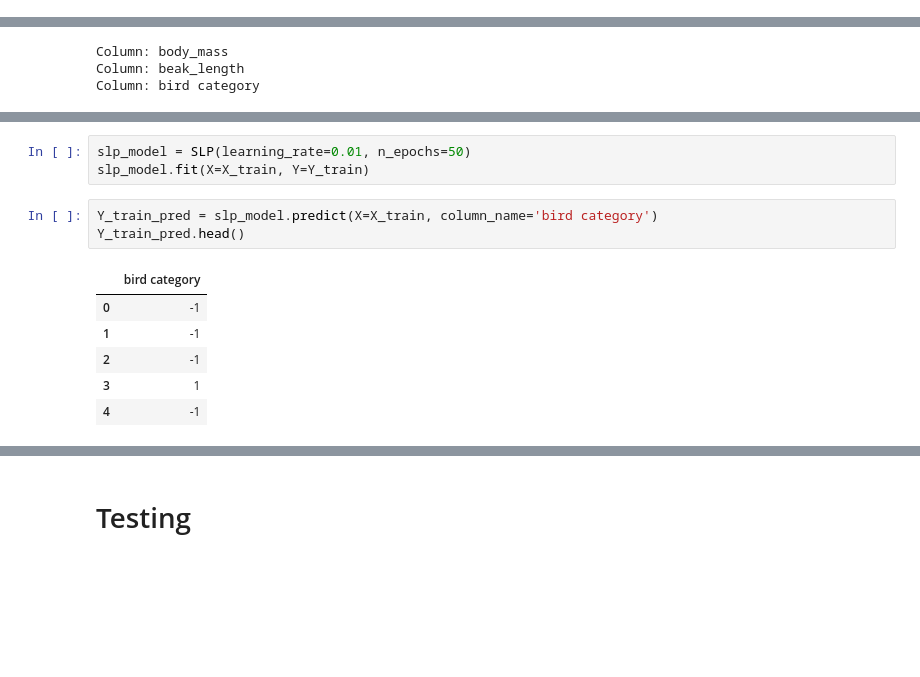
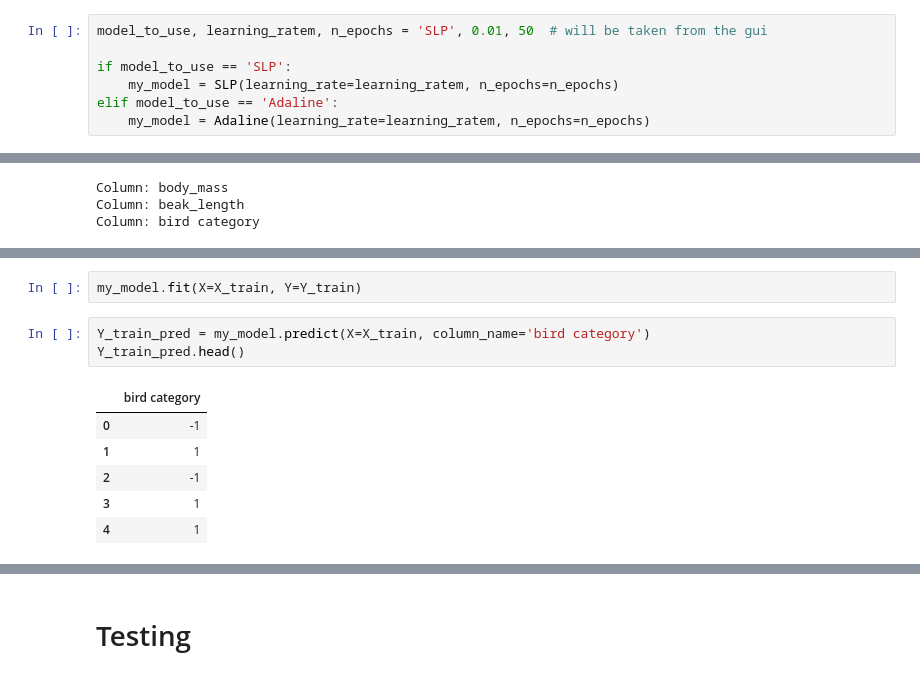
Before and after one commit to Yusfgus/NN-Tasks, a Jupyter notebook: Task01/task01.ipynb, the cells around one changed output, grey strips where cells are left out. Saved outputs shown, nothing was run; the diff lists cells and outputs as text; blank space fills up the shorter version.

```diff
--- a/Task01/task01.ipynb
+++ b/Task01/task01.ipynb
@@ -119,3 +122,10 @@ Y_train.head()
+# %%
+model_to_use, learning_ratem, n_epochs = 'SLP', 0.01, 50  # will be taken from the gui
+
+if model_to_use == 'SLP':
+    my_model = SLP(learning_rate=learning_ratem, n_epochs=n_epochs)
+elif model_to_use == 'Adaline':
+    my_model = Adaline(learning_rate=learning_ratem, n_epochs=n_epochs)
 # %% [markdown]
 # Training
 # %%
@@ -137,13 +147,12 @@ X_train.head()
 # %%
-slp_model = SLP(learning_rate=0.01, n_epochs=50)
-slp_model.fit(X=X_train, Y=Y_train)
+my_model.fit(X=X_train, Y=Y_train)
 # %%
-Y_train_pred = slp_model.predict(X=X_train, column_name='bird category')
+Y_train_pred = my_model.predict(X=X_train, column_name='bird category')
 Y_train_pred.head()
 # %% [output]
 |  | bird category |
 | 0 | -1 |
-| 1 | -1 |
+| 1 | 1 |
 | 2 | -1 |
 | 3 | 1 |
-| 4 | -1 |
+| 4 | 1 |
```
Also changed, not shown: parts of 12 cells of this notebook, 2 other files.
